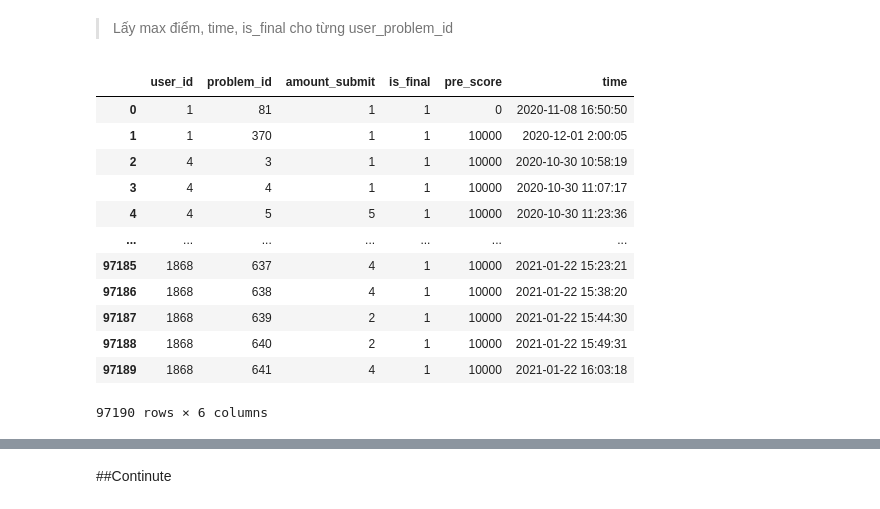
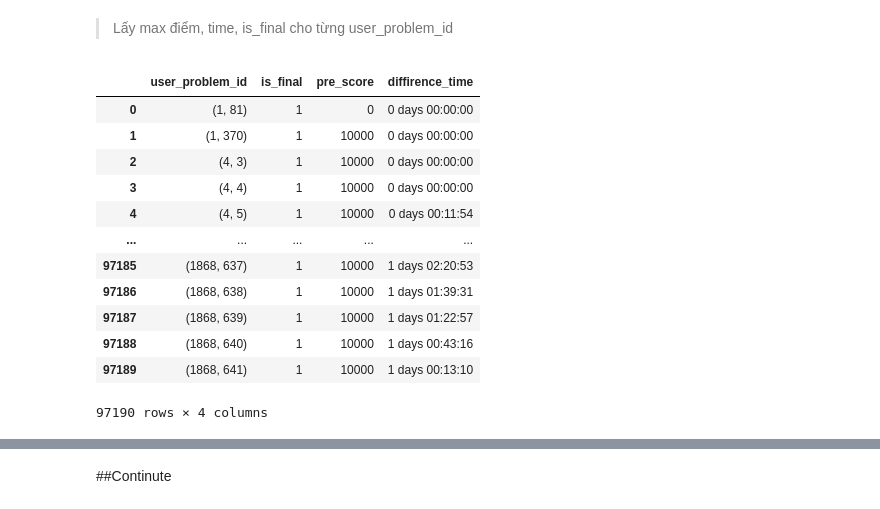
Before and after one commit to phutaekwondo/CS114.L21, a Jupyter notebook: duDoanDiemCuoiKy_homeWork/draft.ipynb, the cells around one changed output, grey strips where cells are left out. Cells and saved outputs as stored; diff of their text form; code cells hidden in the pictures.

```diff
--- a/duDoanDiemCuoiKy_homeWork/draft.ipynb
+++ b/duDoanDiemCuoiKy_homeWork/draft.ipynb
@@ -113,20 +114,2 @@ other_feature_user = pd.DataFrame(other_feature_user, columns=['user_problem_id'
 other_feature_user = other_feature_user.sort_values(by='user_problem_id').set_index(pd.Index(range(len(other_feature_user))))
 other_feature = other_feature_user.groupby(['user_problem_id'], as_index=False).agg('max')
-# %%
-#Đưa cột pre_score vào user_feature. Vì 2 bảng sort giống nhau nên việc thêm vào sẽ ko sai vị trí
-user_feature['is_final'], user_feature['pre_score'], user_feature['time'] = other_feature['is_final'], other_feature['pre_score'], other_feature['time']
-user_feature
-# %% [output]
-|  | user_id | problem_id | amount_submit | is_final | pre_score | time |
-| 0 | 1 | 81 | 1 | 1 | 0 | 2020-11-08 16:50:50 |
-| 1 | 1 | 370 | 1 | 1 | 10000 | 2020-12-01 2:00:05 |
-| 2 | 4 | 3 | 1 | 1 | 10000 | 2020-10-30 10:58:19 |
-| 3 | 4 | 4 | 1 | 1 | 10000 | 2020-10-30 11:07:17 |
-| 4 | 4 | 5 | 5 | 1 | 10000 | 2020-10-30 11:23:36 |
-| ... | ... | ... | ... | ... | ... | ... |
-| 97185 | 1868 | 637 | 4 | 1 | 10000 | 2021-01-22 15:23:21 |
-| 97186 | 1868 | 638 | 4 | 1 | 10000 | 2021-01-22 15:38:20 |
-| 97187 | 1868 | 639 | 2 | 1 | 10000 | 2021-01-22 15:44:30 |
-| 97188 | 1868 | 640 | 2 | 1 | 10000 | 2021-01-22 15:49:31 |
-| 97189 | 1868 | 641 | 4 | 1 | 10000 | 2021-01-22 16:03:18 |
-97190 rows × 6 columns
@@ -138,0 +116,22 @@ with open('/content/drive/MyDrive/Colab Notebooks/user_feature.csv', 'w') as f:
+# %%
+#Lấy time_min, sau đó tạo thành diffirence_time với time_max với công thức diffirence_time = tim_max - time_min
+time_min = {'user_problem_id': pd.Series(zip(data_wecode['user_id'], data_wecode['problem_id'])), 'time_min': data_wecode['updated_at']}
+time_min = pd.DataFrame(time_min, columns=['user_problem_id', 'time_min'])
+time_min = time_min.sort_values(by='user_problem_id').set_index(pd.Index(range(len(time_min))))
+time_min = time_min.groupby(['user_problem_id'], as_index=False).agg('min')
+other_feature['diffirence_time'] = pd.to_datetime(other_feature['diffirence_time']) - pd.to_datetime(time_min['time_min'])
+other_feature
+# %% [output]
+|  | user_problem_id | is_final | pre_score | diffirence_time |
+| 0 | (1, 81) | 1 | 0 | 0 days 00:00:00 |
+| 1 | (1, 370) | 1 | 10000 | 0 days 00:00:00 |
+| 2 | (4, 3) | 1 | 10000 | 0 days 00:00:00 |
+| 3 | (4, 4) | 1 | 10000 | 0 days 00:00:00 |
+| 4 | (4, 5) | 1 | 10000 | 0 days 00:11:54 |
+| ... | ... | ... | ... | ... |
+| 97185 | (1868, 637) | 1 | 10000 | 1 days 02:20:53 |
+| 97186 | (1868, 638) | 1 | 10000 | 1 days 01:39:31 |
+| 97187 | (1868, 639) | 1 | 10000 | 1 days 01:22:57 |
+| 97188 | (1868, 640) | 1 | 10000 | 1 days 00:43:16 |
+| 97189 | (1868, 641) | 1 | 10000 | 1 days 00:13:10 |
+97190 rows × 4 columns
```
Also changed, not shown: parts of 15 cells of this notebook.
